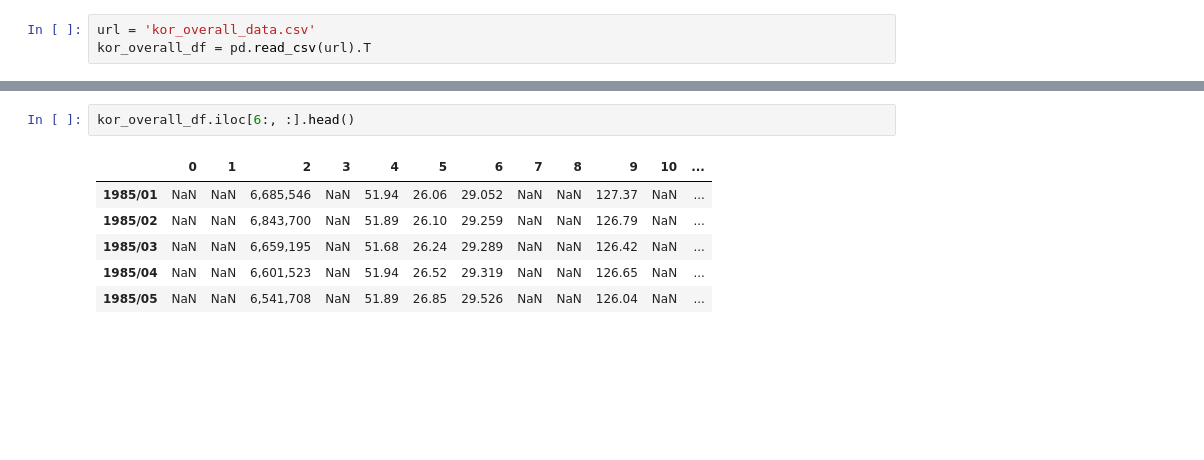
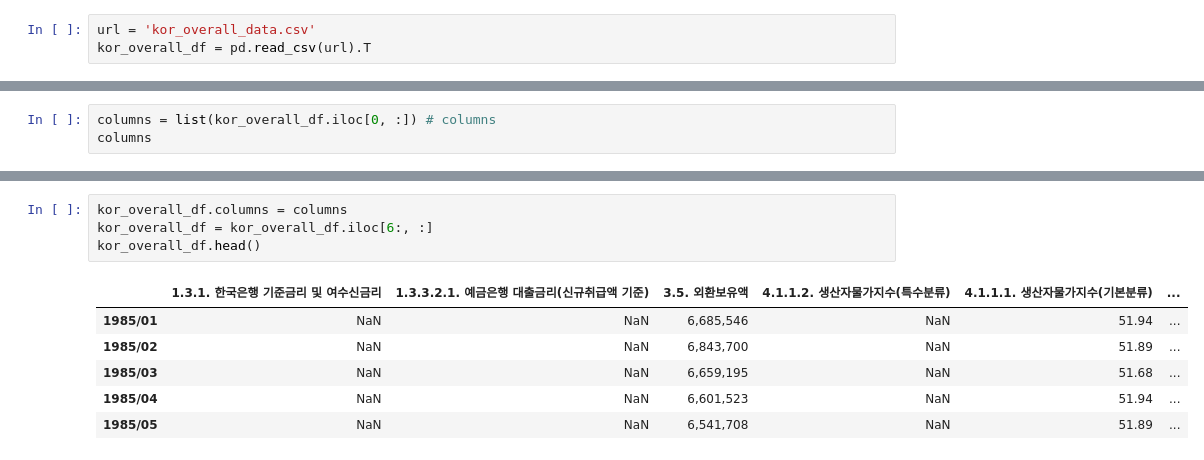
Before and after one commit to nan-park/section2_project, a Jupyter notebook: kor_data_preprocessing.ipynb, the cells around one changed output, grey strips where cells are left out. Drawn from its saved outputs; the diff is of its cells as text; blank space fills up the shorter version.

```diff
--- a/kor_data_preprocessing.ipynb
+++ b/kor_data_preprocessing.ipynb
@@ -22,3 +34,6 @@ kor_overall_df.head()
 | 항목명2 | NaN | NaN | NaN | NaN | NaN | NaN | NaN | NaN | NaN | 계약통화기준 | 계약통화기준 | ... |
 | 단위 | 연% | 연리% | 천달러 | 2015=100 | 2015=100 | 2015=100 | 2020=100 | 2020=100 | 2020=100 | 2015=100 | 2015=100 | ... |
 | 가중치 | NaN | NaN | NaN | 858.2 | 1000.0 | 88.266 | 1000.0 | 776.5 | 529.4 | 1000.0 | 92.6 | ... |
+# %%
+columns = list(kor_overall_df.iloc[0, :]) # columns
+columns
@@ -25,9 +60,11 @@ kor_overall_df.head()
 # %%
-kor_overall_df.iloc[6:, :].head()
+kor_overall_df.columns = columns
+kor_overall_df = kor_overall_df.iloc[6:, :]
+kor_overall_df.head()
 # %% [output]
-|  | 0 | 1 | 2 | 3 | 4 | 5 | 6 | 7 | 8 | 9 | 10 | ... |
-| 1985/01 | NaN | NaN | 6,685,546 | NaN | 51.94 | 26.06 | 29.052 | NaN | NaN | 127.37 | NaN | ... |
-| 1985/02 | NaN | NaN | 6,843,700 | NaN | 51.89 | 26.10 | 29.259 | NaN | NaN | 126.79 | NaN | ... |
-| 1985/03 | NaN | NaN | 6,659,195 | NaN | 51.68 | 26.24 | 29.289 | NaN | NaN | 126.42 | NaN | ... |
-| 1985/04 | NaN | NaN | 6,601,523 | NaN | 51.94 | 26.52 | 29.319 | NaN | NaN | 126.65 | NaN | ... |
-| 1985/05 | NaN | NaN | 6,541,708 | NaN | 51.89 | 26.85 | 29.526 | NaN | NaN | 126.04 | NaN | ... |
+|  | 1.3.1. 한국은행 기준금리 및 여수신금리 | 1.3.3.2.1. 예금은행 대출금리(신규취급액 기준) | 3.5. 외환보유액 | 4.1.1.2. 생산자물가지수(특수분류) | 4.1.1.1. 생산자물가지수(기본분류) | ... |
+| 1985/01 | NaN | NaN | 6,685,546 | NaN | 51.94 | ... |
+| 1985/02 | NaN | NaN | 6,843,700 | NaN | 51.89 | ... |
+| 1985/03 | NaN | NaN | 6,659,195 | NaN | 51.68 | ... |
+| 1985/04 | NaN | NaN | 6,601,523 | NaN | 51.94 | ... |
+| 1985/05 | NaN | NaN | 6,541,708 | NaN | 51.89 | ... |
```
Also changed, not shown: parts of 46 cells of this notebook.
